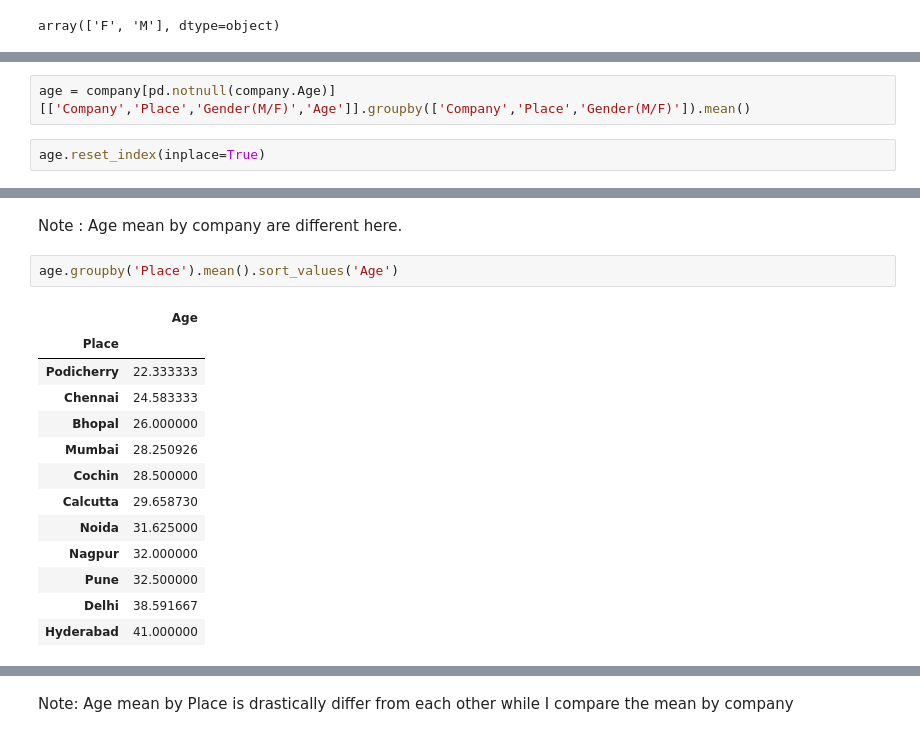
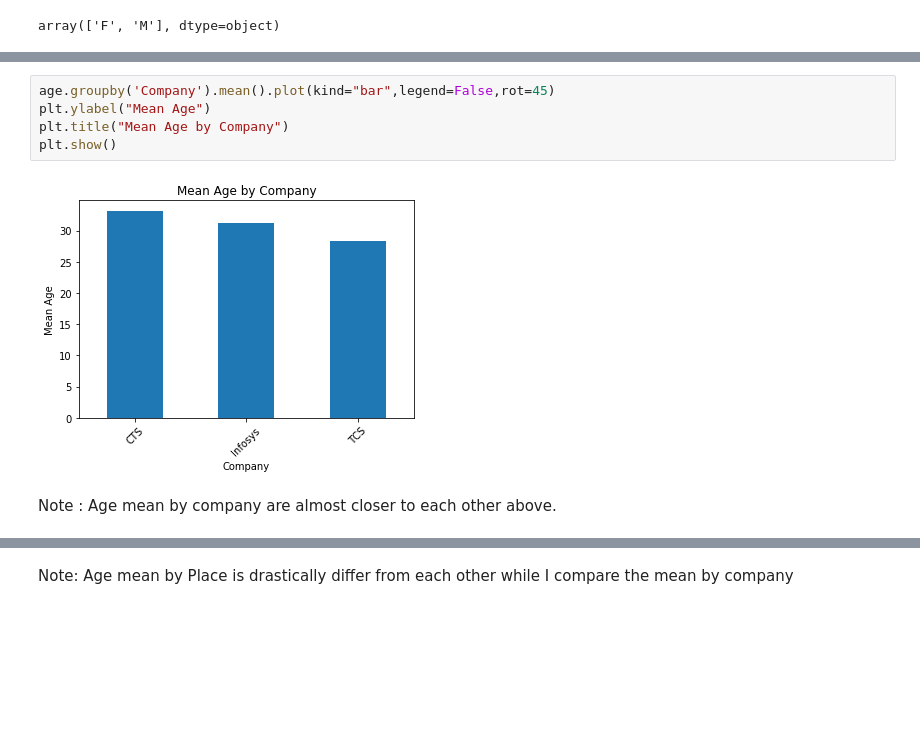
Before and after one commit to KASHOK87/Hackathon, a Jupyter notebook: Insights from Company .ipynb, the cells around one changed output, grey strips where cells are left out. Drawn from its saved outputs; the diff is of its cells as text; blank space fills up the shorter version.

```diff
--- a/Insights from Company .ipynb
+++ b/Insights from Company .ipynb
@@ -84,4 +82,0 @@ company.head()
-# %%
-age = company[pd.notnull(company.Age)][['Company','Place','Gender(M/F)','Age']].groupby(['Company','Place','Gender(M/F)']).mean()
-# %%
-age.reset_index(inplace=True)
@@ -105,18 +108,9 @@ age.groupby('Company').mean()
+# %%
+age.groupby('Company').mean().plot(kind="bar",legend=False,rot=45)
+plt.ylabel("Mean Age")
+plt.title("Mean Age by Company")
+plt.show()
+# %% [output]
+[figure, added]
 # %% [markdown]
-Note : Age mean by company are different here.
+Note : Age mean by company are almost closer to each other above.
-# %%
-age.groupby('Place').mean().sort_values('Age')
-# %% [output]
-|  | Age |
-| Place |  |
-| Podicherry | 22.333333 |
-| Chennai | 24.583333 |
-| Bhopal | 26.000000 |
-| Mumbai | 28.250926 |
-| Cochin | 28.500000 |
-| Calcutta | 29.658730 |
-| Noida | 31.625000 |
-| Nagpur | 32.000000 |
-| Pune | 32.500000 |
-| Delhi | 38.591667 |
-| Hyderabad | 41.000000 |
```
Also changed, not shown: parts of 43 cells of this notebook.
